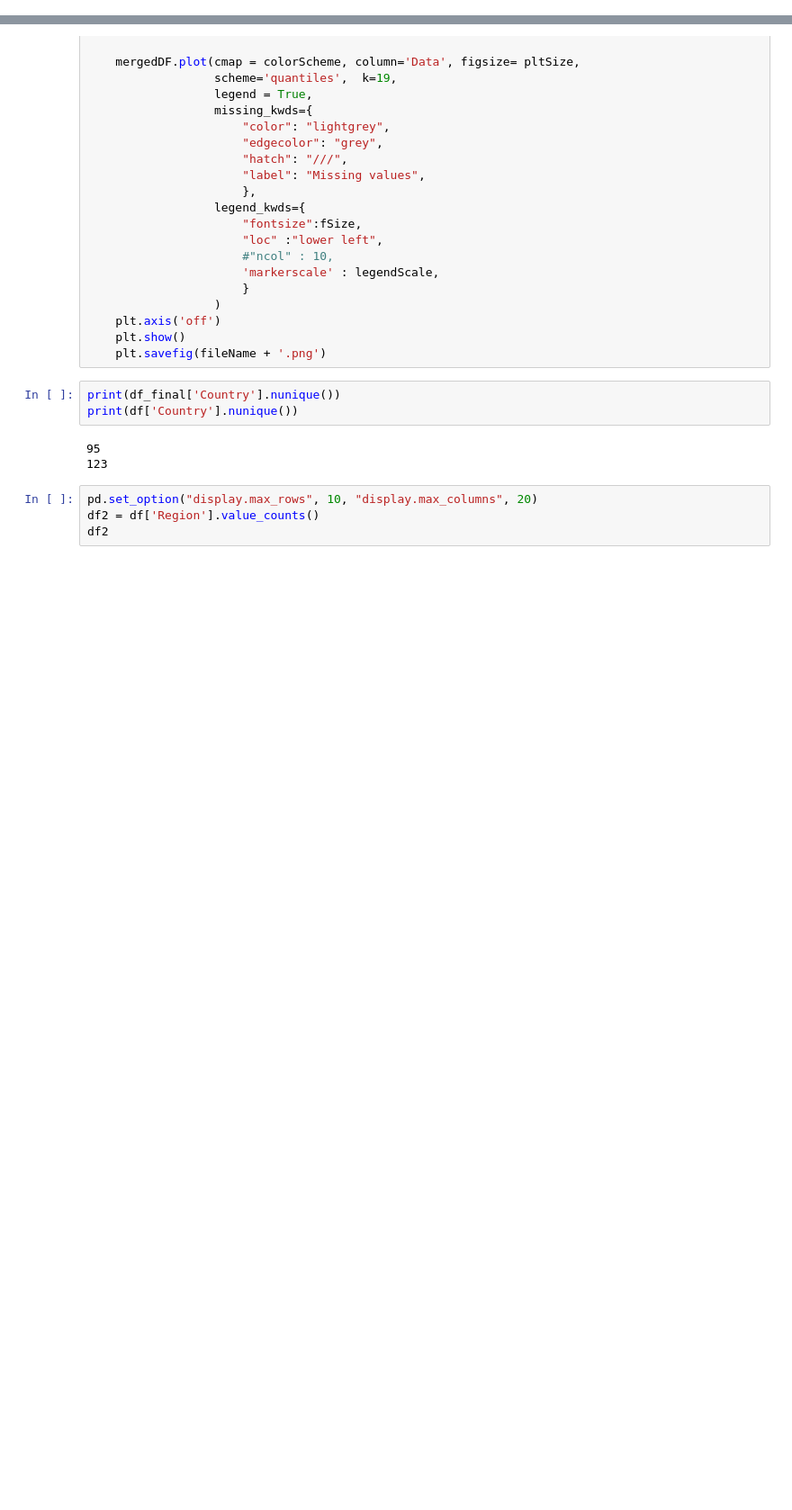
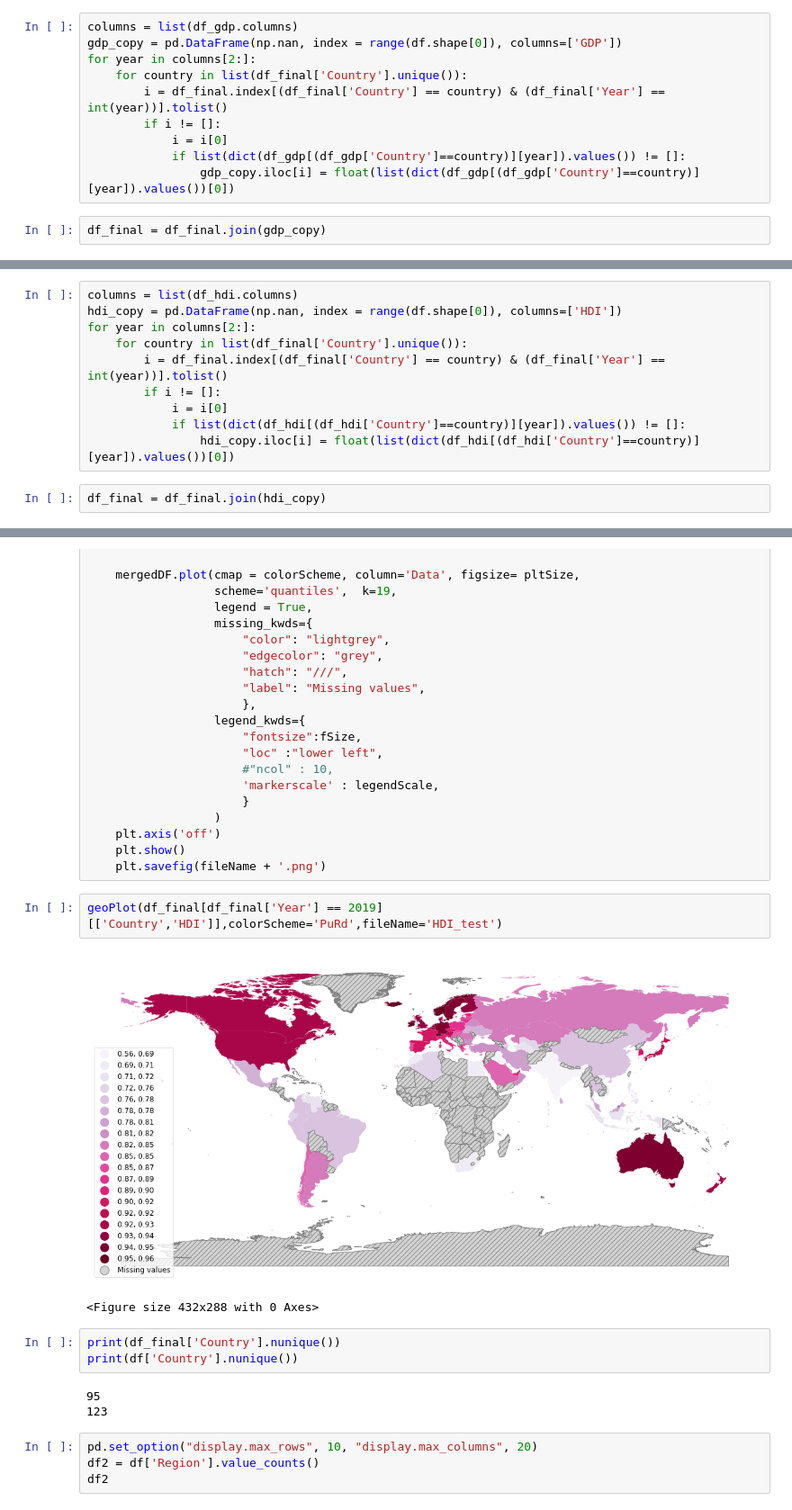
Before and after one commit to PranavaSinghal/DS203-Project, a Jupyter notebook: DS203_project.ipynb, the cells around one changed output, grey strips where cells are left out. Shown at 90% size. Saved outputs shown, nothing was run; the diff lists cells and outputs as text; blank space fills up the shorter version.

Commit message:
Completed Data Cleaning

```diff
--- a/DS203_project.ipynb
+++ b/DS203_project.ipynb
@@ -919,0 +972,12 @@ print(len(countries_diff),countries_diff)
+# %%
+columns = list(df_gdp.columns)
+gdp_copy = pd.DataFrame(np.nan, index = range(df.shape[0]), columns=['GDP'])
+for year in columns[2:]:
+    for country in list(df_final['Country'].unique()):
+        i = df_final.index[(df_final['Country'] == country) & (df_final['Year'] == int(year))].tolist()
+        if i != []:
+            i = i[0]
+            if list(dict(df_gdp[(df_gdp['Country']==country)][year]).values()) != []:
+                gdp_copy.iloc[i] = float(list(dict(df_gdp[(df_gdp['Country']==country)][year]).values())[0])
+# %%
+df_final = df_final.join(gdp_copy)
@@ -919,0 +1002,12 @@ print(len(countries_diff),countries_diff)
+# %%
+columns = list(df_hdi.columns)
+hdi_copy = pd.DataFrame(np.nan, index = range(df.shape[0]), columns=['HDI'])
+for year in columns[2:]:
+    for country in list(df_final['Country'].unique()):
+        i = df_final.index[(df_final['Country'] == country) & (df_final['Year'] == int(year))].tolist()
+        if i != []:
+            i = i[0]
+            if list(dict(df_hdi[(df_hdi['Country']==country)][year]).values()) != []:
+                hdi_copy.iloc[i] = float(list(dict(df_hdi[(df_hdi['Country']==country)][year]).values())[0])
+# %%
+df_final = df_final.join(hdi_copy)
@@ -1001,6 +1127,11 @@ def geoPlot(data, colorScheme = 'Blues', fileName = 'plot', isBig = False):
     plt.axis('off')
     plt.show()
     plt.savefig(fileName + '.png')
+# %%
+geoPlot(df_final[df_final['Year'] == 2019][['Country','HDI']],colorScheme='PuRd',fileName='HDI_test')
+# %% [output]
+[figure, added]
+<Figure size 432x288 with 0 Axes>
 # %%
 print(df_final['Country'].nunique())
 print(df['Country'].nunique())
```
Also changed, not shown: parts of 16 cells of this notebook, 2 other files.
